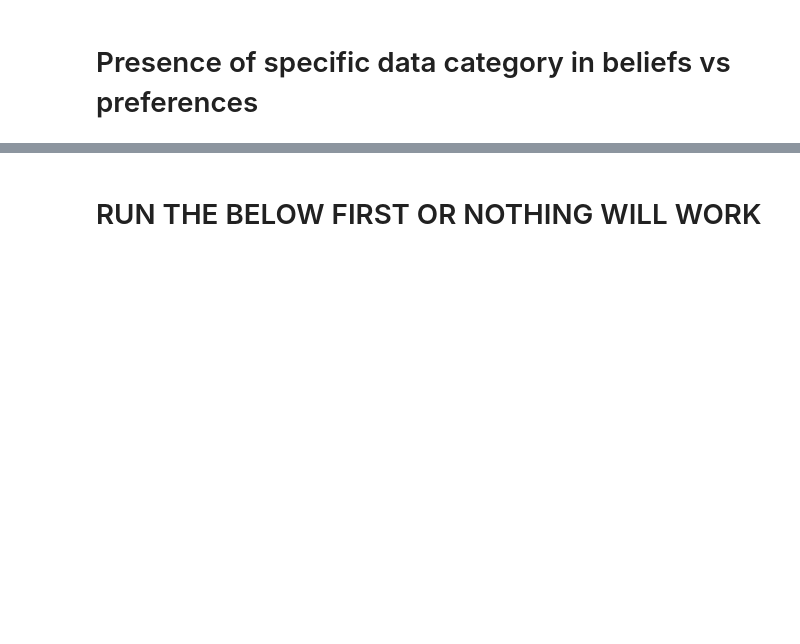
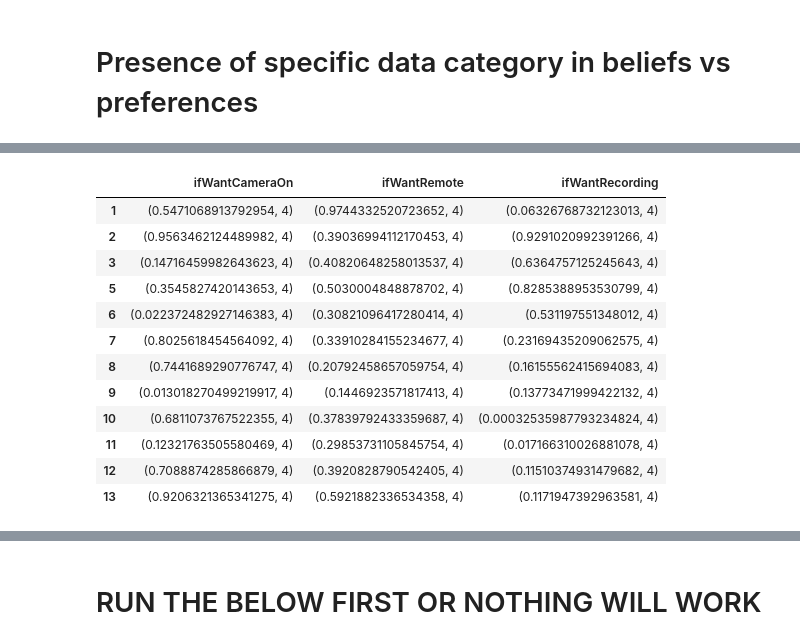
Before and after one commit to SemicolonExpected/Miscellania, a Jupyter notebook: SSentiments2021/DataBeliefsVsPreferences.ipynb, the cells around one changed output, grey strips where cells are left out. Saved outputs shown, nothing was run; the diff lists cells and outputs as text; code cells hidden in the pictures; blank space fills up the shorter version.

```diff
--- a/SSentiments2021/DataBeliefsVsPreferences.ipynb
+++ b/SSentiments2021/DataBeliefsVsPreferences.ipynb
@@ -148,0 +211,16 @@ Whether belief that any specific category is collected correlates with any prefe
+# %%
+lmsTable
+# %% [output]
+|  | ifWantCameraOn | ifWantRemote | ifWantRecording |
+| 1 | (0.5471068913792954, 4) | (0.9744332520723652, 4) | (0.06326768732123013, 4) |
+| 2 | (0.9563462124489982, 4) | (0.39036994112170453, 4) | (0.9291020992391266, 4) |
+| 3 | (0.14716459982643623, 4) | (0.40820648258013537, 4) | (0.6364757125245643, 4) |
+| 5 | (0.3545827420143653, 4) | (0.5030004848878702, 4) | (0.8285388953530799, 4) |
+| 6 | (0.022372482927146383, 4) | (0.30821096417280414, 4) | (0.531197551348012, 4) |
+| 7 | (0.8025618454564092, 4) | (0.33910284155234677, 4) | (0.23169435209062575, 4) |
+| 8 | (0.7441689290776747, 4) | (0.20792458657059754, 4) | (0.16155562415694083, 4) |
+| 9 | (0.013018270499219917, 4) | (0.1446923571817413, 4) | (0.13773471999422132, 4) |
+| 10 | (0.6811073767522355, 4) | (0.37839792433359687, 4) | (0.00032535987793234824, 4) |
+| 11 | (0.12321763505580469, 4) | (0.29853731105845754, 4) | (0.017166310026881078, 4) |
+| 12 | (0.7088874285866879, 4) | (0.3920828790542405, 4) | (0.11510374931479682, 4) |
+| 13 | (0.9206321365341275, 4) | (0.5921882336534358, 4) | (0.1171947392963581, 4) |
```
Also changed, not shown: parts of 6 cells of this notebook.
